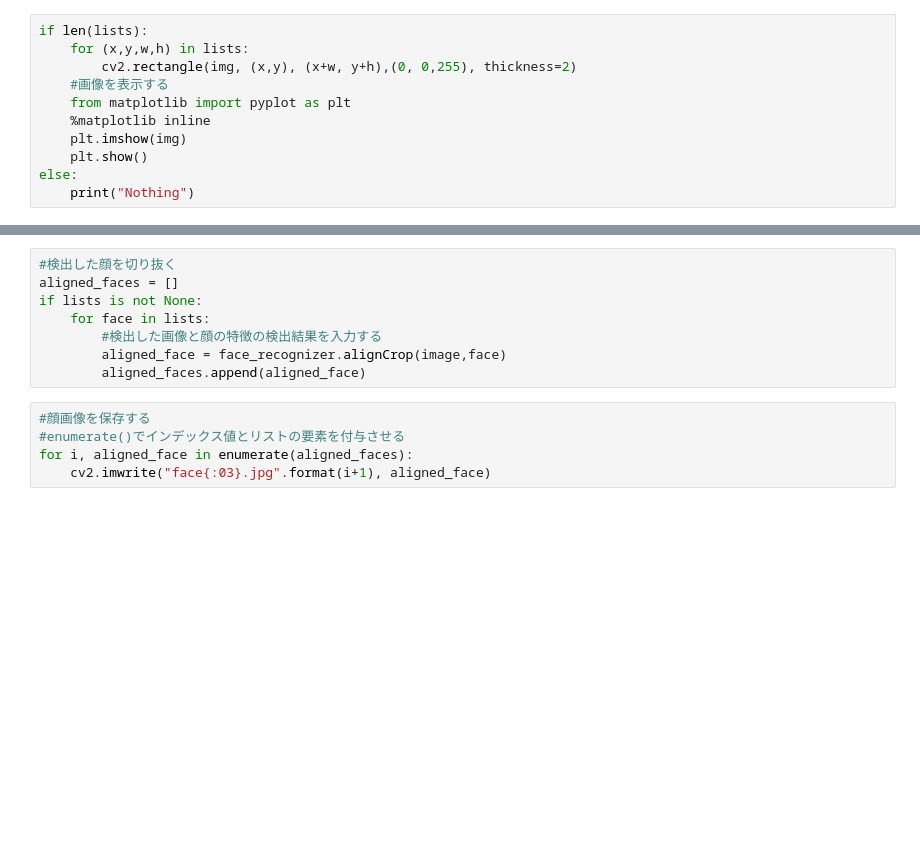
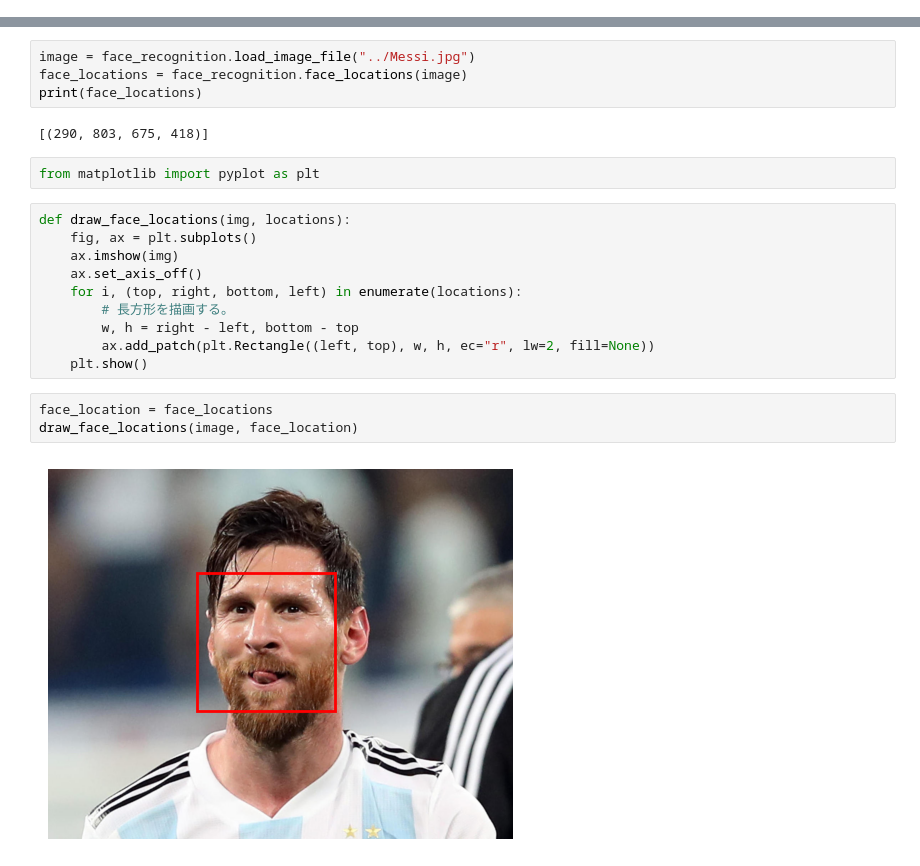
Before and after one commit to yuuuukinkym/frsendmail, a Jupyter notebook: notebook/face_save.ipynb, the cells around one changed output, grey strips where cells are left out. Saved outputs shown, nothing was run; the diff lists cells and outputs as text; blank space fills up the shorter version.

Commit message:
Use face_recognition

```diff
--- a/notebook/face_save.ipynb
+++ b/notebook/face_save.ipynb
@@ -15,11 +3,0 @@ array([[440, 191, 338, 338]], dtype=int32)
-# %%
-if len(lists):
-    for (x,y,w,h) in lists:
-        cv2.rectangle(img, (x,y), (x+w, y+h),(0, 0,255), thickness=2)
-    #画像を表示する
-    from matplotlib import pyplot as plt
-    %matplotlib inline
-    plt.imshow(img)
-    plt.show()
-else:
-    print("Nothing")
@@ -53,13 +4,23 @@ faces = faces if faces is not None else []
-# %%
-#検出した顔を切り抜く
-aligned_faces = []
-if lists is not None:
-    for face in lists:
-        #検出した画像と顔の特徴の検出結果を入力する
-        aligned_face = face_recognizer.alignCrop(image,face)
-        aligned_faces.append(aligned_face)
-# %%
-#顔画像を保存する
-#enumerate()でインデックス値とリストの要素を付与させる
-for i, aligned_face in enumerate(aligned_faces):
-    cv2.imwrite("face{:03}.jpg".format(i+1), aligned_face)
+# %%
+image = face_recognition.load_image_file("../Messi.jpg")
+face_locations = face_recognition.face_locations(image)
+print(face_locations)
+# %% [output]
+[(290, 803, 675, 418)]
+# %%
+from matplotlib import pyplot as plt
+# %%
+def draw_face_locations(img, locations):
+    fig, ax = plt.subplots()
+    ax.imshow(img)
+    ax.set_axis_off()
+    for i, (top, right, bottom, left) in enumerate(locations):
+        # 長方形を描画する。
+        w, h = right - left, bottom - top
+        ax.add_patch(plt.Rectangle((left, top), w, h, ec="r", lw=2, fill=None))
+    plt.show()
+# %%
+face_location = face_locations
+draw_face_locations(image, face_location)
+# %% [output]
+[figure, added]
```
Also changed, not shown: parts of 8 cells of this notebook.
